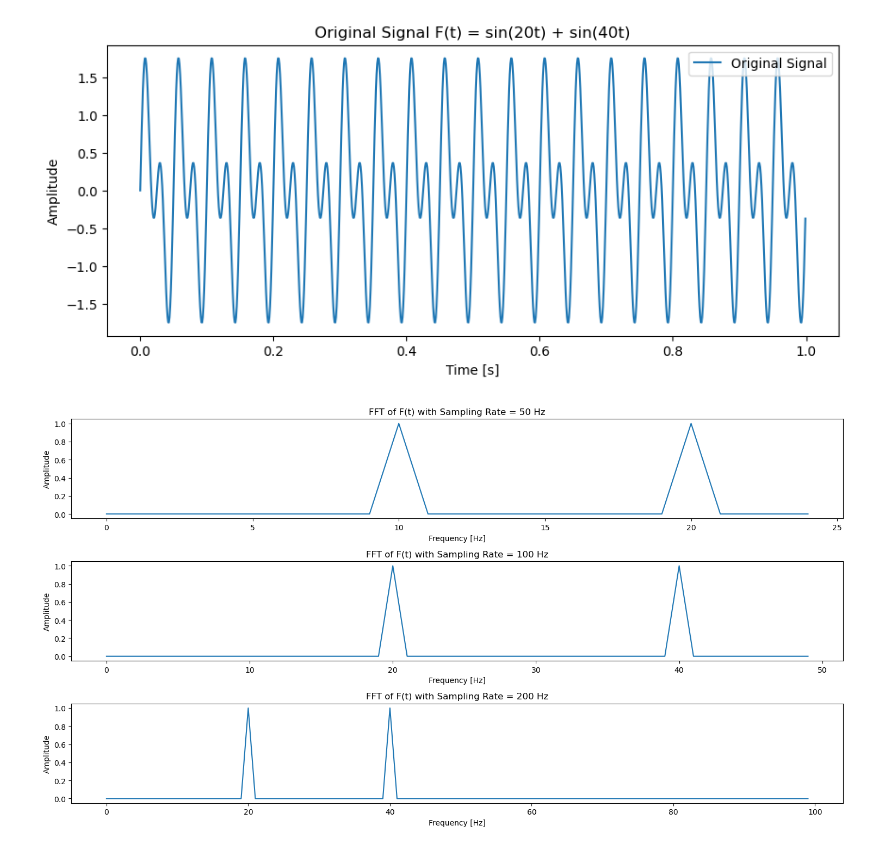
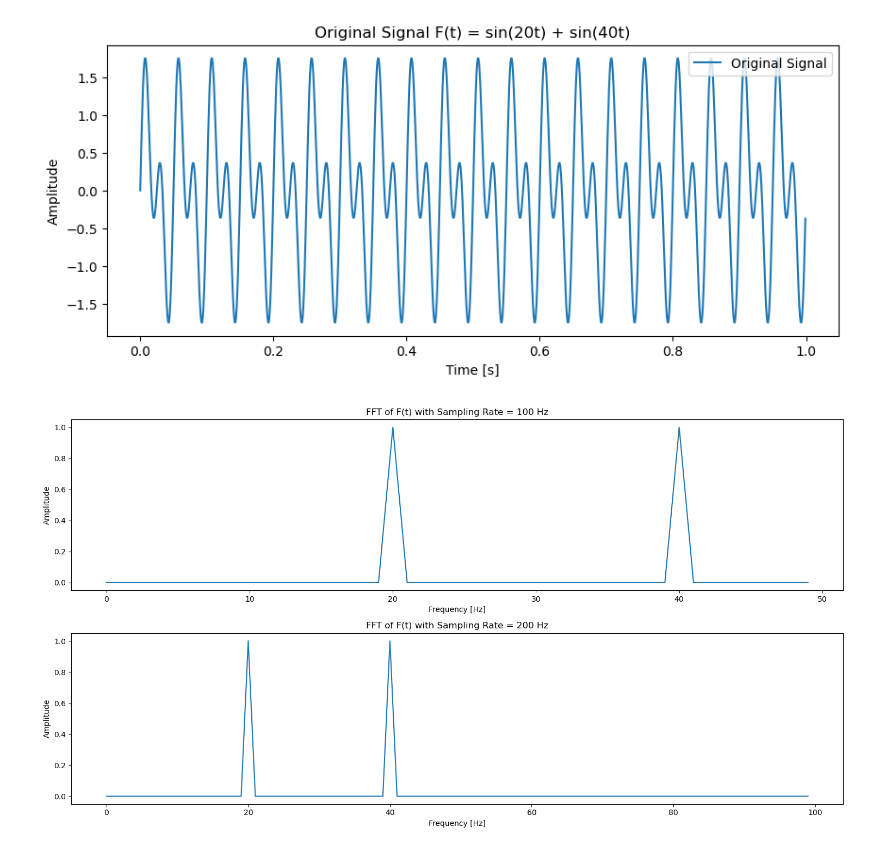
Before and after one commit to Barakacalvin/FFT-Transformations, a Jupyter notebook: FFT_transform.ipynb, the cells around one changed output. Saved outputs shown, nothing was run; the diff lists cells and outputs as text; code cells hidden in the pictures.

```diff
--- a/FFT_transform.ipynb
+++ b/FFT_transform.ipynb
@@ -36,29 +36,29 @@ plt.show()
 [figure]
 # %%
 # Define different sampling rates
-sampling_rates = [50, 100, 200]  # in Hz
+sampling_rates = [100, 200]  # in Hz
 # %%
 
 # Plot FFTs for different sampling rates
 plt.figure(figsize=(15, 8))
 
 for i, fs in enumerate(sampling_rates):
     t = np.linspace(0.0, duration, int(fs * duration), endpoint=False)  # Time array for sampling
     F_sampled = np.sin(2 * np.pi * a * t) + np.sin(2 * np.pi * b * t)
 
     # Perform FFT
     N = len(F_sampled)
     yf = fft(F_sampled)
     xf = fftfreq(N, 1 / fs)[:N // 2]
 
     # Plot FFT result
-    plt.subplot(3, 1, i + 1)
+    plt.subplot(2, 1, i + 1)
     plt.plot(xf, 2.0 / N * np.abs(yf[:N // 2]))
     plt.title(f"FFT of F(t) with Sampling Rate = {fs} Hz")
     plt.xlabel("Frequency [Hz]")
     plt.ylabel("Amplitude")
 
 plt.tight_layout()
 plt.show()
 # %% [output]
-[figure, old version]
+[figure, new version]
```
